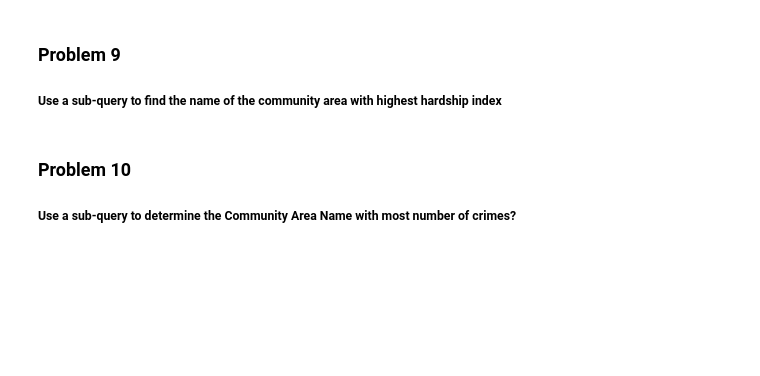
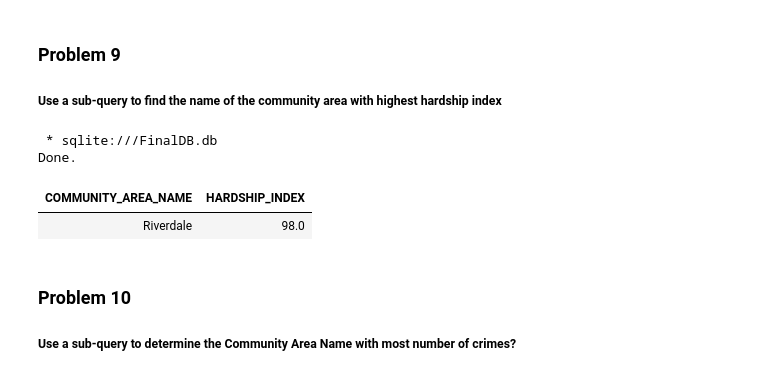
Before and after one commit to adam951502/IBM-Data-Science-Professional-Certificate, a Jupyter notebook: 06. Databases and SQL for Data Science with Python/05. Course Assignment/Final_Assignment/Final_Assignment_PeerAssign-v5_SQLite_Adam.ipynb, the cells around one changed output. Saved outputs shown, nothing was run; the diff lists cells and outputs as text; code cells hidden in the pictures; blank space fills up the shorter version.

```diff
--- a/06. Databases and SQL for Data Science with Python/05. Course Assignment/Final_Assignment/Final_Assignment_PeerAssign-v5_SQLite_Adam.ipynb
+++ b/06. Databases and SQL for Data Science with Python/05. Course Assignment/Final_Assignment/Final_Assignment_PeerAssign-v5_SQLite_Adam.ipynb
@@ -219,6 +261,17 @@ Query for the 'community area number' that is most crime prone.
 ### Problem 9
 
 ##### Use a sub-query to find the name of the community area with highest hardship index
+# %%
+%%sql
+
+SELECT COMMUNITY_AREA_NAME, HARDSHIP_INDEX
+FROM CENSUS_DATA
+WHERE HARDSHIP_INDEX = (SELECT MAX(HARDSHIP_INDEX) FROM CENSUS_DATA);
+# %% [output]
+ * sqlite:///FinalDB.db
+Done.
+| COMMUNITY_AREA_NAME | HARDSHIP_INDEX |
+| Riverdale | 98.0 |
 # %% [markdown]
 ### Problem 10
 
```
Also changed, not shown: parts of 4 cells of this notebook.
